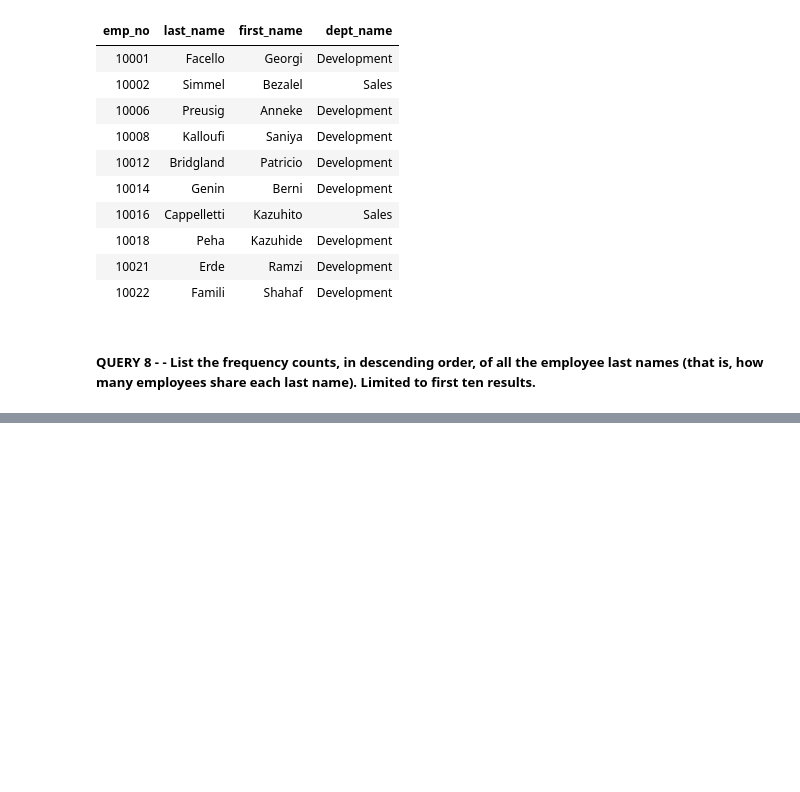
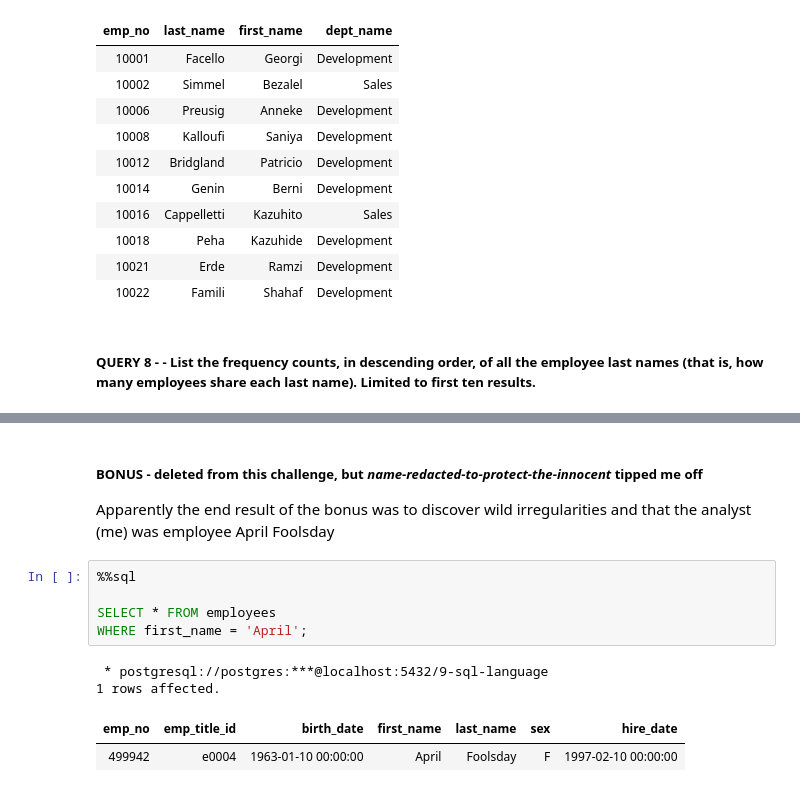
Before and after one commit to johbry17/9-api-challenge, a Jupyter notebook: analysis.ipynb, the cells around one changed output, grey strips where cells are left out. Cells and saved outputs as stored; diff of their text form; blank space fills up the shorter version.

```diff
--- a/analysis.ipynb
+++ b/analysis.ipynb
@@ -249,3 +249,17 @@ LIMIT 10;
 | Mandell | 218 |
 | Masada | 218 |
 | Neiman | 218 |
+# %% [markdown]
+##### BONUS - deleted from this challenge, but *name-redacted-to-protect-the-innocent* tipped me off
+
+Apparently the end result of the bonus was to discover wild irregularities and that the analyst (me) was employee April Foolsday
+# %%
+%%sql
+
+SELECT * FROM employees
+WHERE first_name = 'April';
+# %% [output]
+ * postgresql://postgres:***@localhost:5432/9-sql-language
+1 rows affected.
+| emp_no | emp_title_id | birth_date | first_name | last_name | sex | hire_date |
+| 499942 | e0004 | 1963-01-10 00:00:00 | April | Foolsday | F | 1997-02-10 00:00:00 |
```
Also changed, not shown: parts of 6 cells of this notebook, 5 other files.
